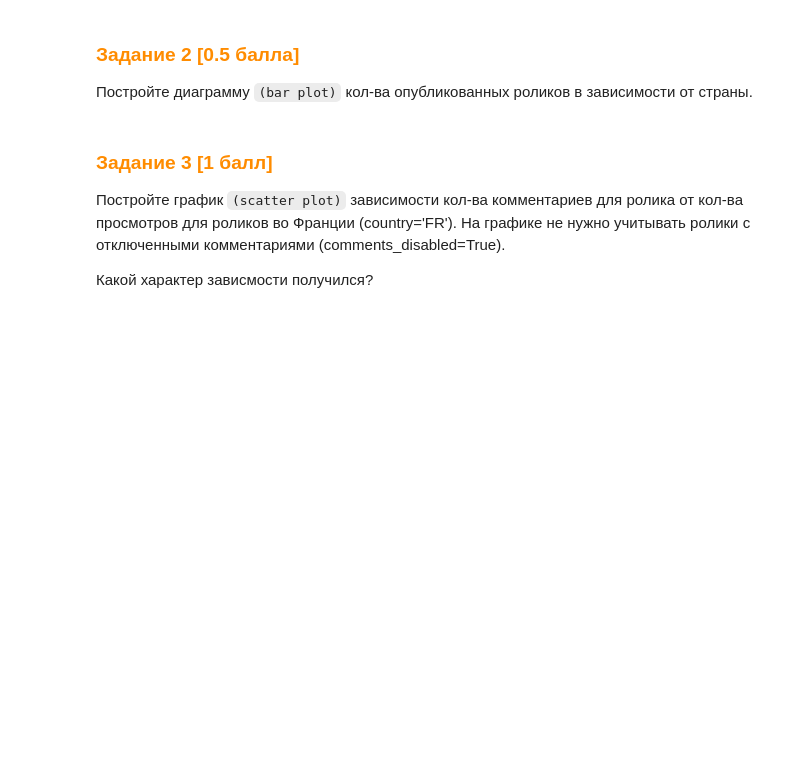
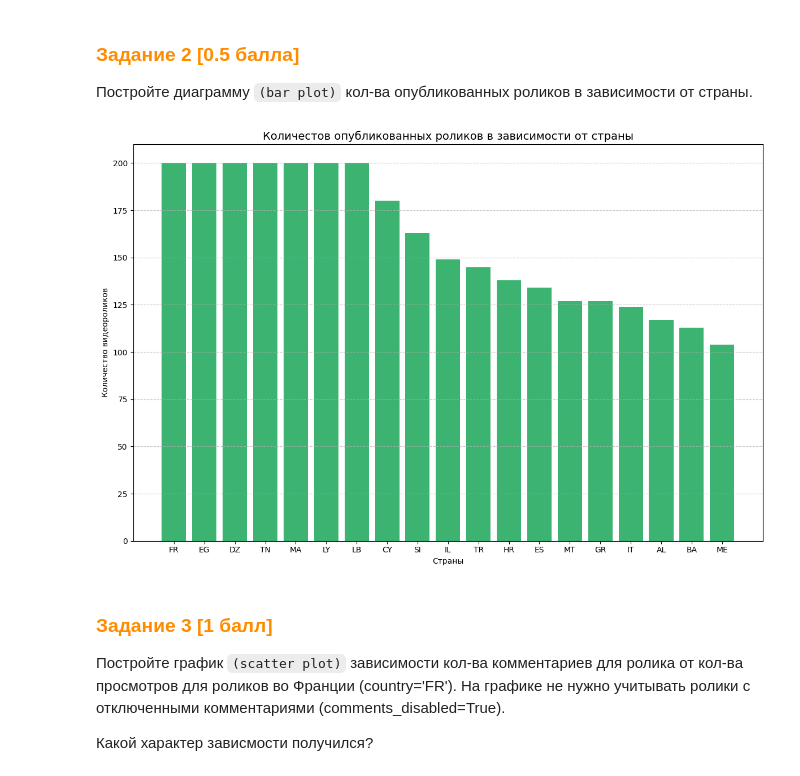
Before and after one commit to vdoffan/ml_cmc, a Jupyter notebook: ht_2/[Base]_Numpy_pandas_matplotlib_[CMC_ML_Course]_[2024_2025].ipynb, the cells around one changed output. Saved outputs shown, nothing was run; the diff lists cells and outputs as text; code cells hidden in the pictures; blank space fills up the shorter version.

```diff
--- a/ht_2/[Base]_Numpy_pandas_matplotlib_[CMC_ML_Course]_[2024_2025].ipynb
+++ b/ht_2/[Base]_Numpy_pandas_matplotlib_[CMC_ML_Course]_[2024_2025].ipynb
@@ -436,7 +451,22 @@ import matplotlib.pyplot as plt # или другая любимая библи
 
 Постройте диаграмму `(bar plot)` кол-ва опубликованных роликов в зависимости от страны.
 # %%
-# your code here
+videos_in_countrys = df.groupby('country').size().reset_index(name='video_count')
+videos_in_countrys = videos_in_countrys.sort_values(by='video_count', ascending=False)
+
+plt.figure(figsize=(12, 8))
+plt.bar(videos_in_countrys.country, videos_in_countrys.video_count, color='mediumseagreen')
+
+plt.title('Количестов опубликованных роликов в зависимости от страны', fontsize=14)
+plt.xlabel('Страны')
+plt.ylabel('Количество видеороликов')
+
+plt.grid(axis='y', linestyle='--', alpha=0.7)
+
+plt.tight_layout()
+plt.show()
+# %% [output]
+[figure, added]
 # %% [markdown]
 ### <font color='DarkOrange'>**Задание 3 [1 балл]**</font>
 
```
Also changed, not shown: parts of 6 cells of this notebook.
